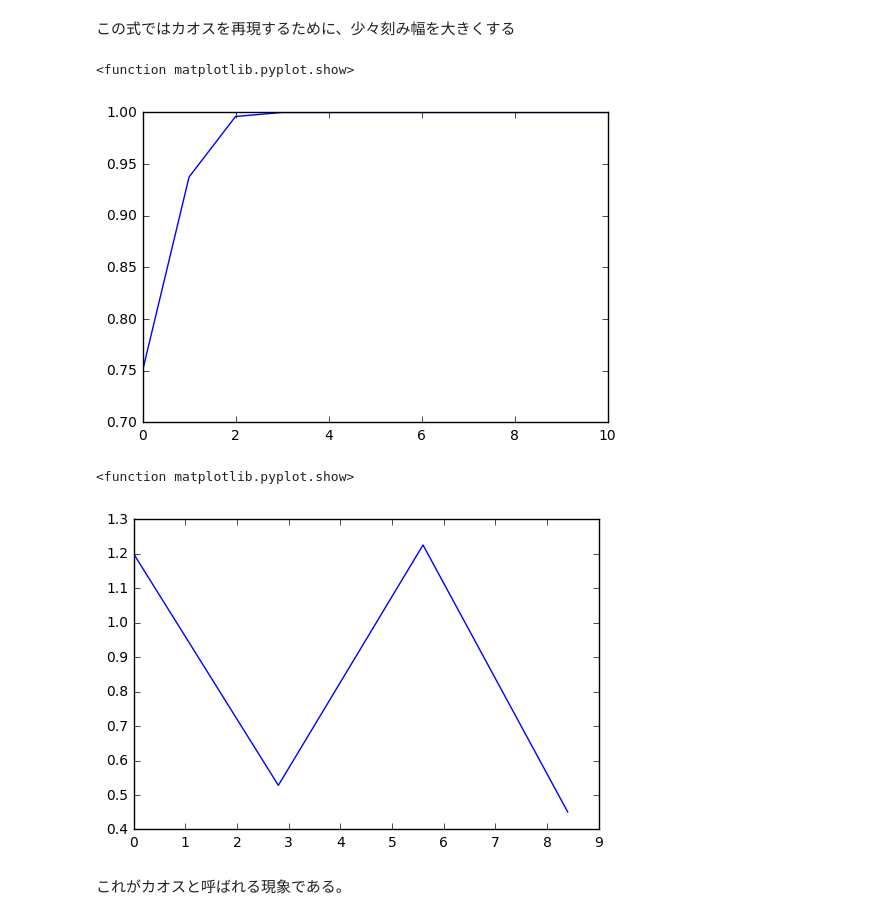
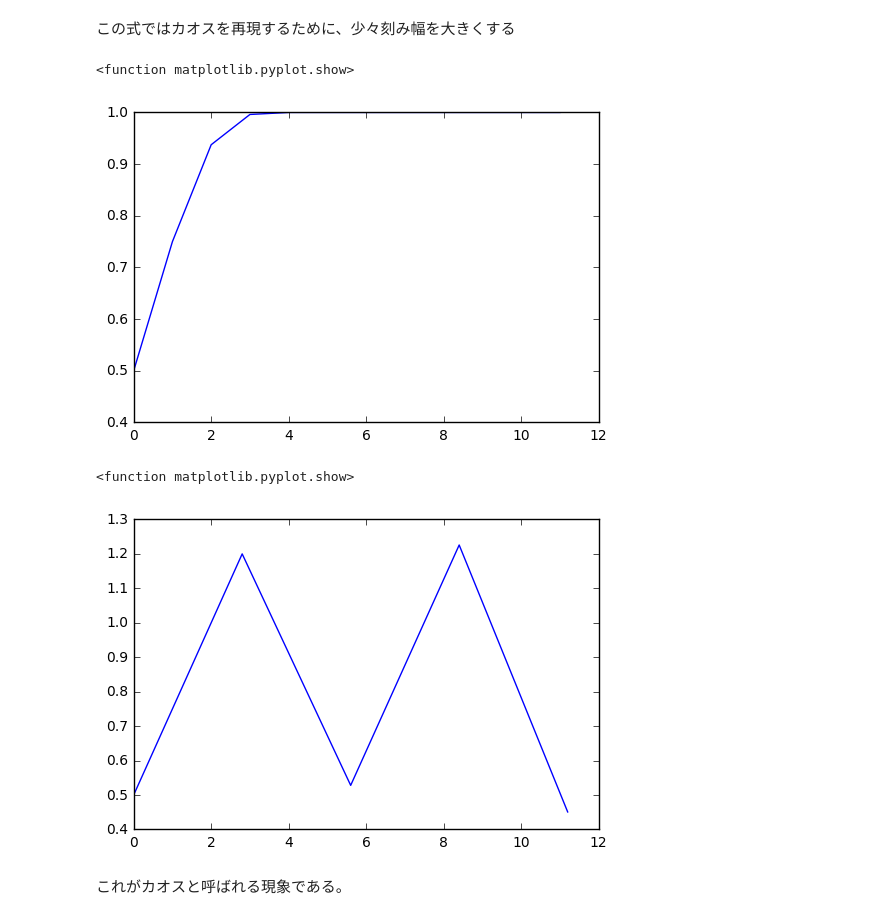
Before and after one commit to ryoppippi/EulerMethod, a Jupyter notebook: Euler.ipynb, the cells around one changed output. Cells and saved outputs as stored; diff of their text form; code cells hidden in the pictures.

```diff
--- a/Euler.ipynb
+++ b/Euler.ipynb
@@ -200,37 +211,41 @@ t = []
 u = []
 tPrev = tBegin
 uPrev = 0.5 #初期条件
+t.append(tPrev)
+u.append(uPrev)
 while tPrev <= tEnd:
     uPrev = dt*f5(uPrev) + uPrev
+    tPrev += dt
     t.append(tPrev)
     u.append(uPrev)
-    tPrev += dt
 plt.plot(t,u,"b")
 plt.show
 # %% [output]
 <function matplotlib.pyplot.show>
-[figure, old version]
+[figure, new version]
 # %%
 ### ではdtを試しに2.8と置いてみる
 dt = 2.8
 tEnd = 10;
 tBegin = 0 #始まりは適当に
 
 #上の式より、xに対応するyは当然二箇所である。ここではまずyが正の点において調べる。
 t = []
 u = []
 tPrev = tBegin
 uPrev = 1/2 #初期条件
+t.append(tPrev)
+u.append(uPrev)
 while tPrev <= tEnd:
     uPrev = dt*f5(uPrev) + uPrev
+    tPrev += dt
     t.append(tPrev)
     u.append(uPrev)
-    tPrev += dt
 plt.plot(t,u,"b")
 plt.show
 # %% [output]
 <function matplotlib.pyplot.show>
-[figure, old version]
+[figure, new version]
 # %% [markdown]
 これがカオスと呼ばれる現象である。
 # %% [markdown]
```
Also changed, not shown: parts of 3 cells of this notebook.
